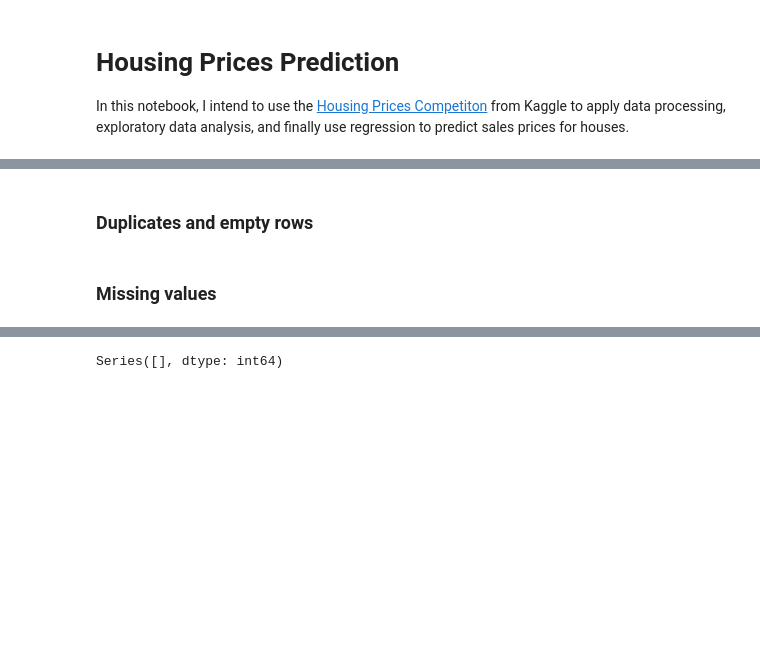
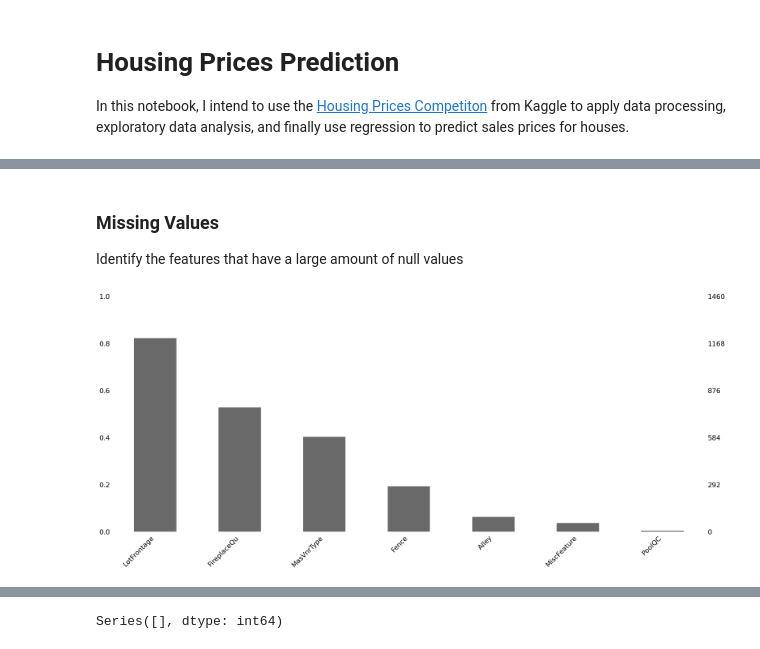
Before and after one commit to lrongyi/House-Prices, a Jupyter notebook: house_prices.ipynb, the cells around one changed output, grey strips where cells are left out. Drawn from its saved outputs; the diff is of its cells as text; code cells hidden in the pictures; blank space fills up the shorter version.

```diff
--- a/house_prices.ipynb
+++ b/house_prices.ipynb
@@ -22,12 +24,0 @@ test_df = pd.read_csv('test.csv')
-# %% [markdown]
-### Duplicates and empty rows
-# %%
-# Remove all duplicate rows, rows all empty fields
-
-train_df = train_df.drop_duplicates()
-train_df = train_df.dropna(how="all")
-
-# Remove rows if target is missing
-train_df = train_df.dropna(subset=['SalePrice'])
-# %% [markdown]
-### Missing values
@@ -33,0 +28,10 @@ train_df = train_df.dropna(subset=['SalePrice'])
+# %% [markdown]
+### Missing Values
+
+Identify the features that have a large amount of null values
+# %%
+msno.bar(train_df, sort="descending", filter='bottom', p=0.9, fontsize=16,)
+plt.xticks([])
+plt.show()
+# %% [output]
+[figure, added]
```
Also changed, not shown: parts of 50 cells of this notebook.
